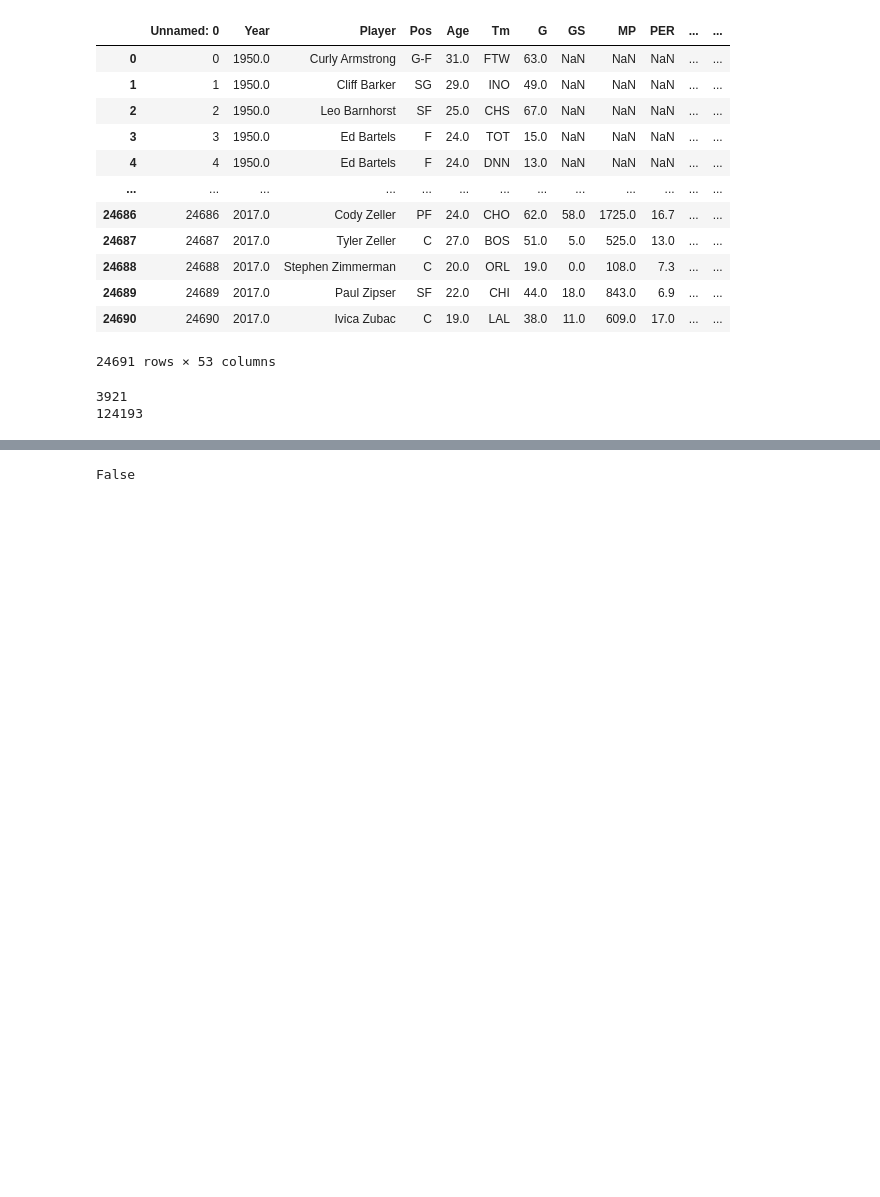
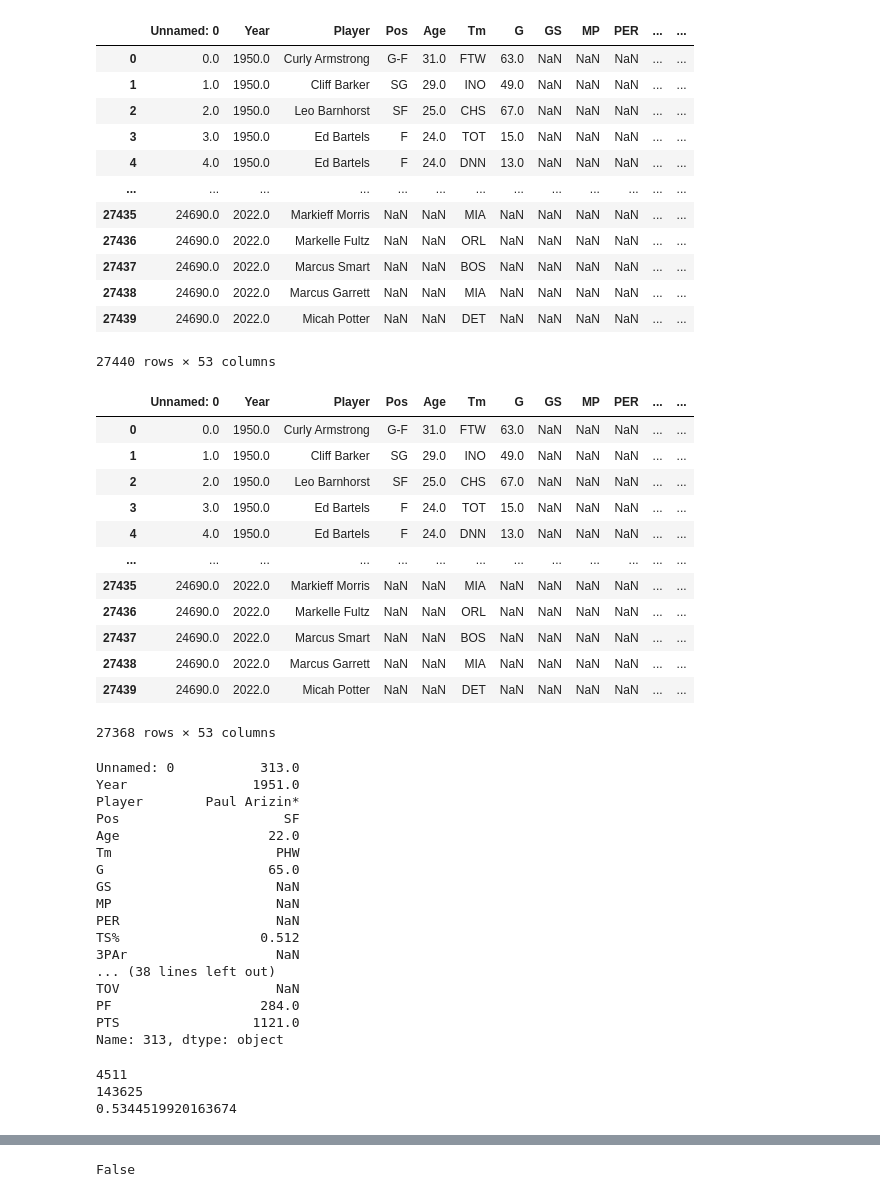
Before and after one commit to MarkusP1/CPSC-572-PROJ, a Jupyter notebook: nba_social_network.ipynb, the cells around one changed output, grey strips where cells are left out. Saved outputs shown, nothing was run; the diff lists cells and outputs as text; code cells hidden in the pictures; blank space fills up the shorter version.

```diff
--- a/nba_social_network.ipynb
+++ b/nba_social_network.ipynb
@@ -40,19 +41,52 @@ def plot_degree_dist(G):
 # %%
 df = pd.read_csv('Seasons_Stats.csv')
 display(df)
+df2 = df.dropna(subset=["Player"])
+display(df2)
+display(df2.iloc[312])
 # %% [output]
 |  | Unnamed: 0 | Year | Player | Pos | Age | Tm | G | GS | MP | PER | ... | ... |
-| 0 | 0 | 1950.0 | Curly Armstrong | G-F | 31.0 | FTW | 63.0 | NaN | NaN | NaN | ... | ... |
-| 1 | 1 | 1950.0 | Cliff Barker | SG | 29.0 | INO | 49.0 | NaN | NaN | NaN | ... | ... |
-| 2 | 2 | 1950.0 | Leo Barnhorst | SF | 25.0 | CHS | 67.0 | NaN | NaN | NaN | ... | ... |
-| 3 | 3 | 1950.0 | Ed Bartels | F | 24.0 | TOT | 15.0 | NaN | NaN | NaN | ... | ... |
-| 4 | 4 | 1950.0 | Ed Bartels | F | 24.0 | DNN | 13.0 | NaN | NaN | NaN | ... | ... |
+| 0 | 0.0 | 1950.0 | Curly Armstrong | G-F | 31.0 | FTW | 63.0 | NaN | NaN | NaN | ... | ... |
+| 1 | 1.0 | 1950.0 | Cliff Barker | SG | 29.0 | INO | 49.0 | NaN | NaN | NaN | ... | ... |
+| 2 | 2.0 | 1950.0 | Leo Barnhorst | SF | 25.0 | CHS | 67.0 | NaN | NaN | NaN | ... | ... |
+| 3 | 3.0 | 1950.0 | Ed Bartels | F | 24.0 | TOT | 15.0 | NaN | NaN | NaN | ... | ... |
+| 4 | 4.0 | 1950.0 | Ed Bartels | F | 24.0 | DNN | 13.0 | NaN | NaN | NaN | ... | ... |
 | ... | ... | ... | ... | ... | ... | ... | ... | ... | ... | ... | ... | ... |
-| 24686 | 24686 | 2017.0 | Cody Zeller | PF | 24.0 | CHO | 62.0 | 58.0 | 1725.0 | 16.7 | ... | ... |
-| 24687 | 24687 | 2017.0 | Tyler Zeller | C | 27.0 | BOS | 51.0 | 5.0 | 525.0 | 13.0 | ... | ... |
-| 24688 | 24688 | 2017.0 | Stephen Zimmerman | C | 20.0 | ORL | 19.0 | 0.0 | 108.0 | 7.3 | ... | ... |
-| 24689 | 24689 | 2017.0 | Paul Zipser | SF | 22.0 | CHI | 44.0 | 18.0 | 843.0 | 6.9 | ... | ... |
-| 24690 | 24690 | 2017.0 | Ivica Zubac | C | 19.0 | LAL | 38.0 | 11.0 | 609.0 | 17.0 | ... | ... |
+| 27435 | 24690.0 | 2022.0 | Markieff Morris | NaN | NaN | MIA | NaN | NaN | NaN | NaN | ... | ... |
+| 27436 | 24690.0 | 2022.0 | Markelle Fultz | NaN | NaN | ORL | NaN | NaN | NaN | NaN | ... | ... |
+| 27437 | 24690.0 | 2022.0 | Marcus Smart | NaN | NaN | BOS | NaN | NaN | NaN | NaN | ... | ... |
+| 27438 | 24690.0 | 2022.0 | Marcus Garrett | NaN | NaN | MIA | NaN | NaN | NaN | NaN | ... | ... |
+| 27439 | 24690.0 | 2022.0 | Micah Potter | NaN | NaN | DET | NaN | NaN | NaN | NaN | ... | ... |
-24691 rows × 53 columns
+27440 rows × 53 columns
+|  | Unnamed: 0 | Year | Player | Pos | Age | Tm | G | GS | MP | PER | ... | ... |
+| 0 | 0.0 | 1950.0 | Curly Armstrong | G-F | 31.0 | FTW | 63.0 | NaN | NaN | NaN | ... | ... |
+| 1 | 1.0 | 1950.0 | Cliff Barker | SG | 29.0 | INO | 49.0 | NaN | NaN | NaN | ... | ... |
+| 2 | 2.0 | 1950.0 | Leo Barnhorst | SF | 25.0 | CHS | 67.0 | NaN | NaN | NaN | ... | ... |
+| 3 | 3.0 | 1950.0 | Ed Bartels | F | 24.0 | TOT | 15.0 | NaN | NaN | NaN | ... | ... |
+| 4 | 4.0 | 1950.0 | Ed Bartels | F | 24.0 | DNN | 13.0 | NaN | NaN | NaN | ... | ... |
+| ... | ... | ... | ... | ... | ... | ... | ... | ... | ... | ... | ... | ... |
+| 27435 | 24690.0 | 2022.0 | Markieff Morris | NaN | NaN | MIA | NaN | NaN | NaN | NaN | ... | ... |
+| 27436 | 24690.0 | 2022.0 | Markelle Fultz | NaN | NaN | ORL | NaN | NaN | NaN | NaN | ... | ... |
+| 27437 | 24690.0 | 2022.0 | Marcus Smart | NaN | NaN | BOS | NaN | NaN | NaN | NaN | ... | ... |
+| 27438 | 24690.0 | 2022.0 | Marcus Garrett | NaN | NaN | MIA | NaN | NaN | NaN | NaN | ... | ... |
+| 27439 | 24690.0 | 2022.0 | Micah Potter | NaN | NaN | DET | NaN | NaN | NaN | NaN | ... | ... |
+27368 rows × 53 columns
+Unnamed: 0           313.0
+Year                1951.0
+Player        Paul Arizin*
+Pos                     SF
+Age                   22.0
+Tm                     PHW
+G                     65.0
+GS                     NaN
+MP                     NaN
+PER                    NaN
+TS%                  0.512
+3PAr                   NaN
+... (38 lines left out)
+TOV                    NaN
+PF                   284.0
+PTS                 1121.0
+Name: 313, dtype: object
 # %%
 G = nx.Graph()
@@ -81,9 +120,12 @@ for player1 in players:
 # print(G.nodes)
 print(G.number_of_nodes())
 print(G.number_of_edges())
+C = np.mean(list(nx.clustering(G).values()))
+print(C)
 # %% [output]
-3921
-124193
+4511
+143625
+0.5344519920163674
 # %%
 plot_degree_dist(G)
 # %% [output]
```
Also changed, not shown: parts of 14 cells of this notebook, 6 other files.
